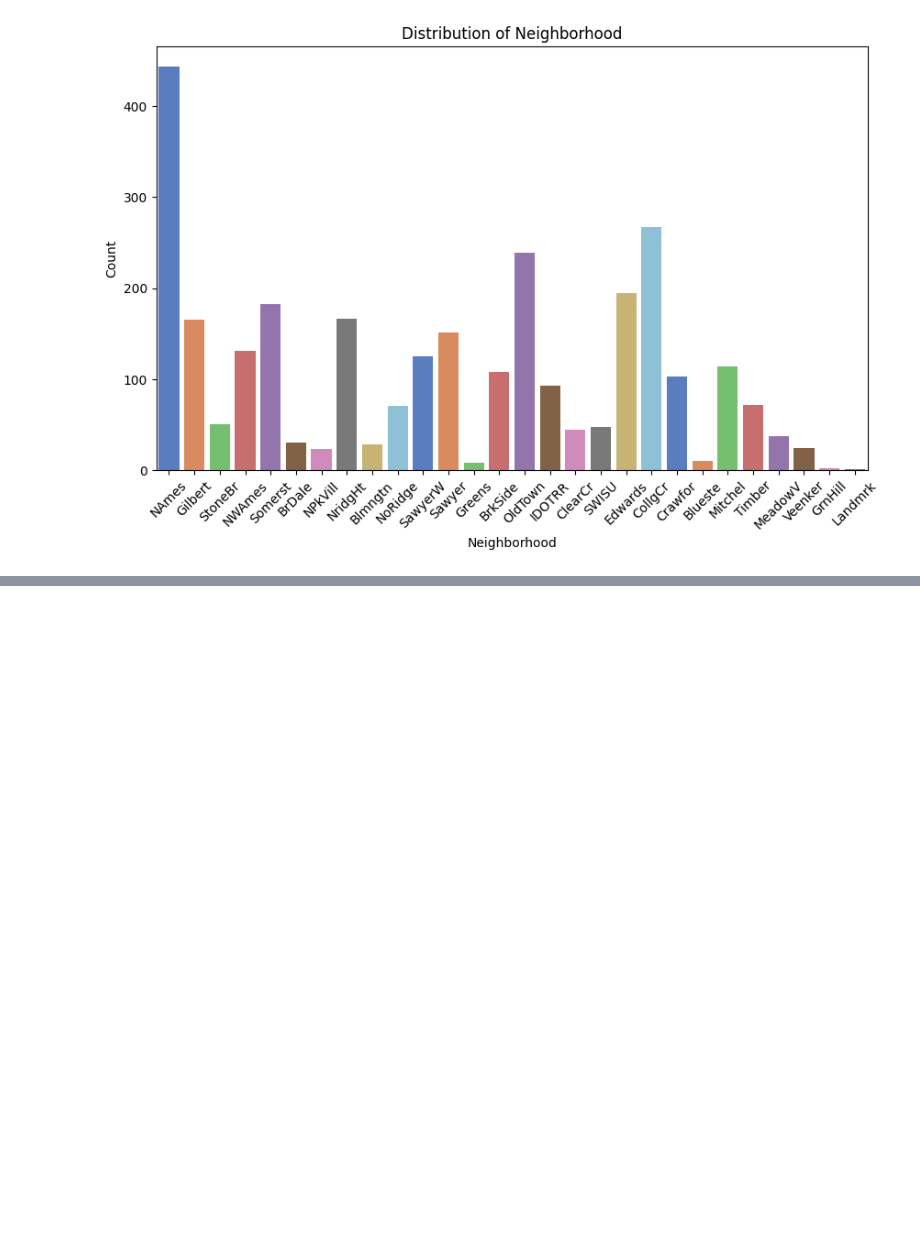
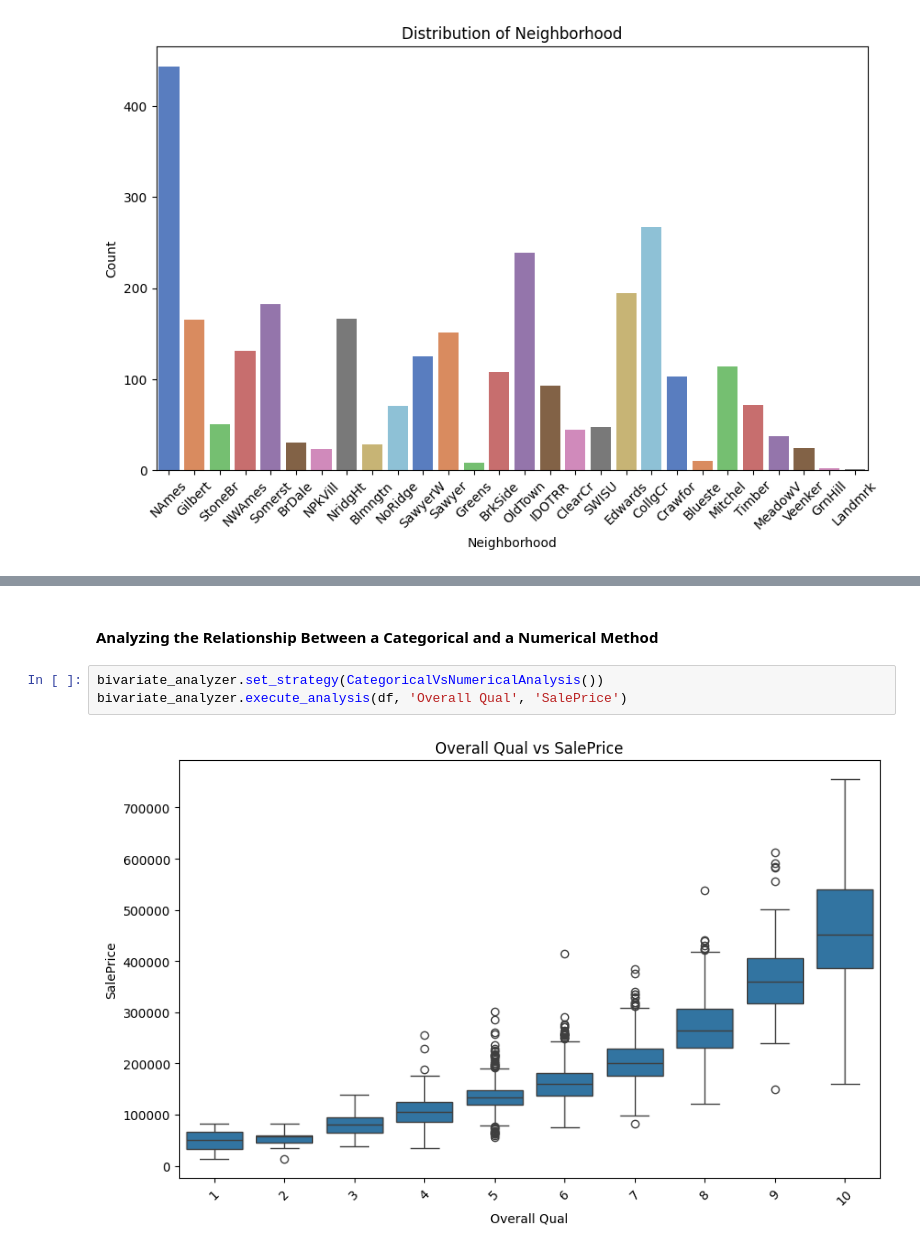
Before and after one commit to Nikhil-Verma-01/MLOPS-Production-Application, a Jupyter notebook: analysis/EDA.ipynb, the cells around one changed output, grey strips where cells are left out. Saved outputs shown, nothing was run; the diff lists cells and outputs as text; blank space fills up the shorter version.

```diff
--- a/analysis/EDA.ipynb
+++ b/analysis/EDA.ipynb
@@ -95,0 +106,7 @@ Passing `palette` without assigning `hue` is deprecated and will be removed in v
+# %% [markdown]
+#### Analyzing the Relationship Between a Categorical and a Numerical Method
+# %%
+bivariate_analyzer.set_strategy(CategoricalVsNumericalAnalysis())
+bivariate_analyzer.execute_analysis(df, 'Overall Qual', 'SalePrice')
+# %% [output]
+[figure, added]
```
Also changed, not shown: parts of 5 cells of this notebook, 2 other files.
